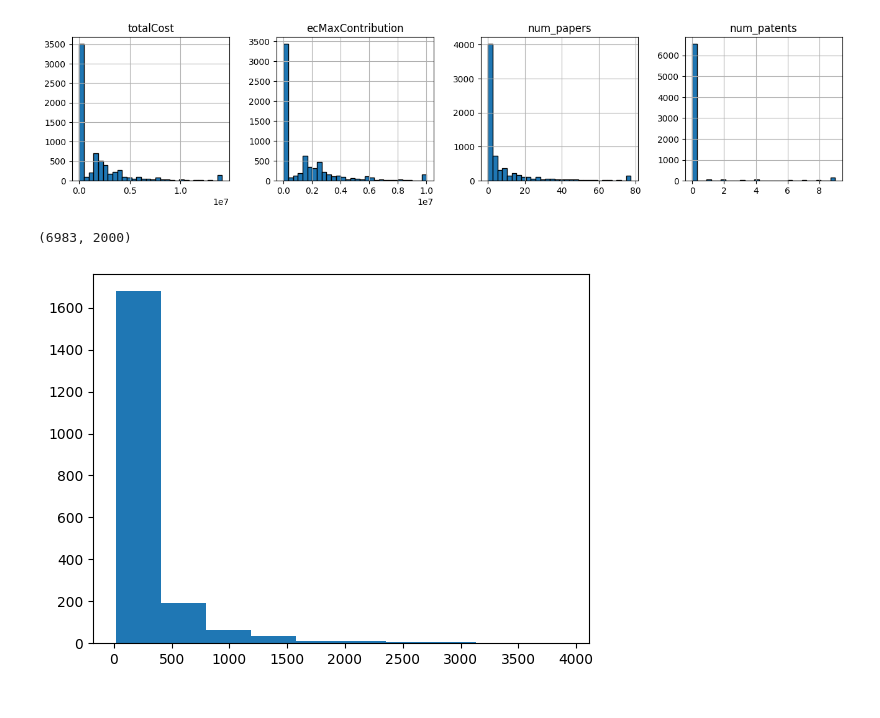
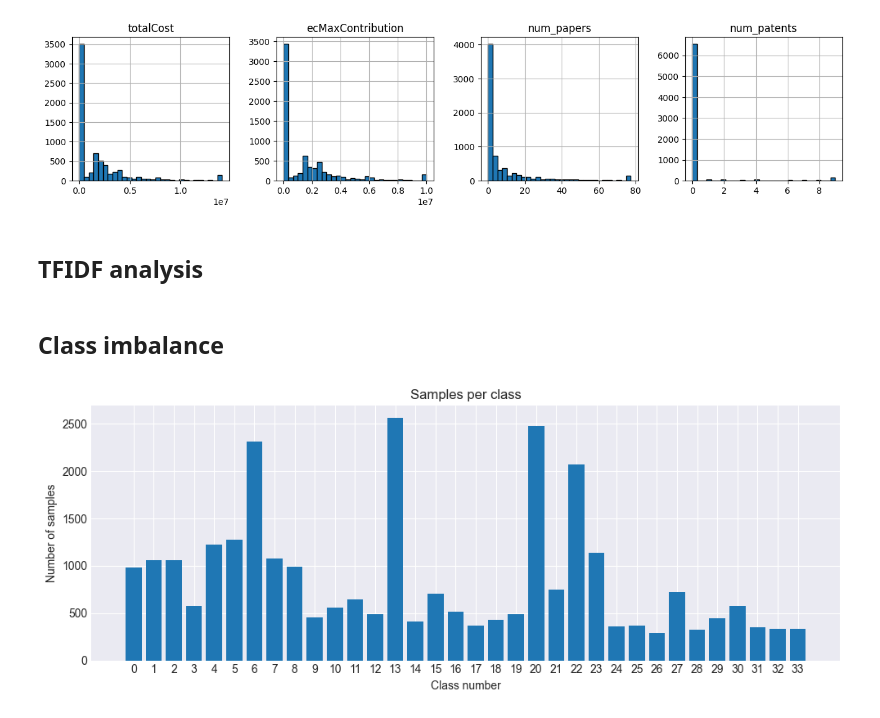
Before and after one commit to pabloqb2000/Master-Kaggle-1, a Jupyter notebook: data_analisys.ipynb, the cells around one changed output. Saved outputs shown, nothing was run; the diff lists cells and outputs as text; code cells hidden in the pictures.

```diff
--- a/data_analisys.ipynb
+++ b/data_analisys.ipynb
@@ -88,5 +93,7 @@ for c in outlier_columns:
 plot_hists(df_train, outlier_columns)
 # %% [output]
 [figure]
+# %% [markdown]
+## TFIDF analysis
 # %%
 vectors = np.array([list(a) for a in df_train.TFIDF])
@@ -93,10 +101,14 @@ vectors = np.array([list(a) for a in df_train.TFIDF])
-# %%
-vectors.shape
-# %% [output]
-(6983, 2000)
-# %%
-a = np.sum(np.where(vectors > 0, 1, 0), axis=0)
-plt.hist(a)
-plt.show()
-# %% [output]
-[figure, removed]
+# %% [markdown]
+## Class imbalance
+# %%
+samples_per_class = np.sum(df_train.label, axis=0)
+
+fig, ax = plt.subplots(figsize=(10, 4), layout='tight')
+ax.bar(np.arange(0, 34), samples_per_class)
+ax.set_xticks(np.arange(0,34))
+ax.set_title('Samples per class')
+ax.set_xlabel('Class number')
+ax.set_ylabel('Number of samples')
+plt.show()
+# %% [output]
+[figure, added]
```
Also changed, not shown: parts of 7 cells of this notebook, 2 other files.
